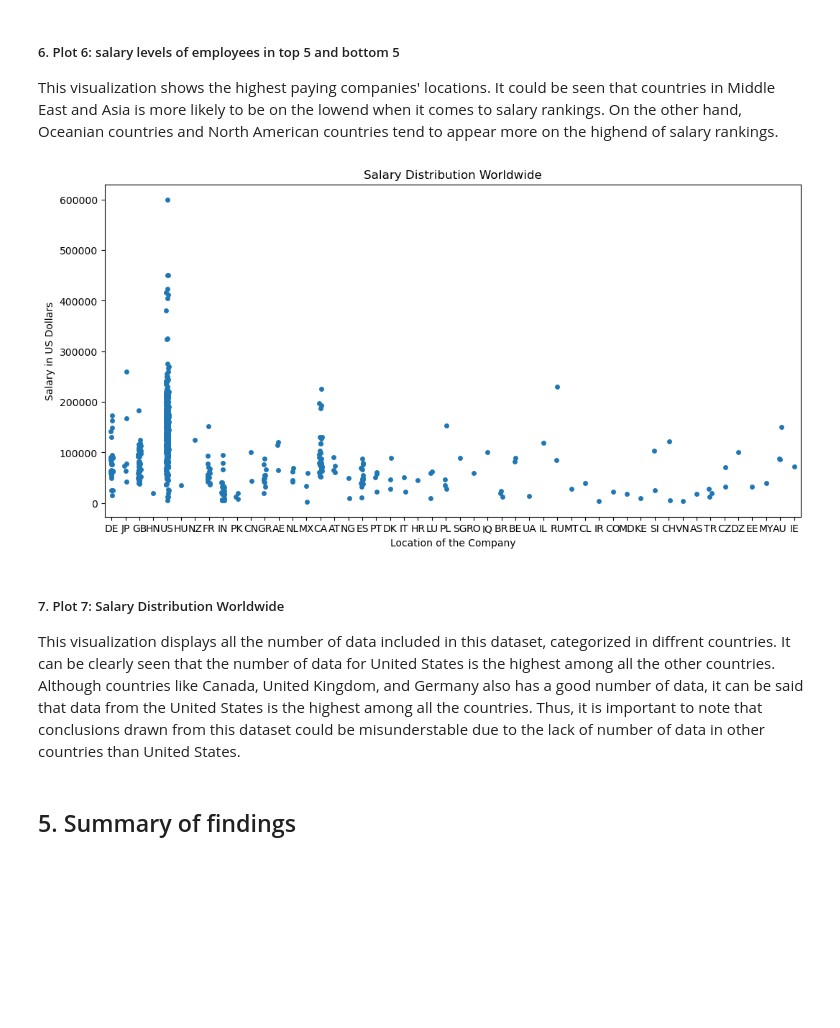
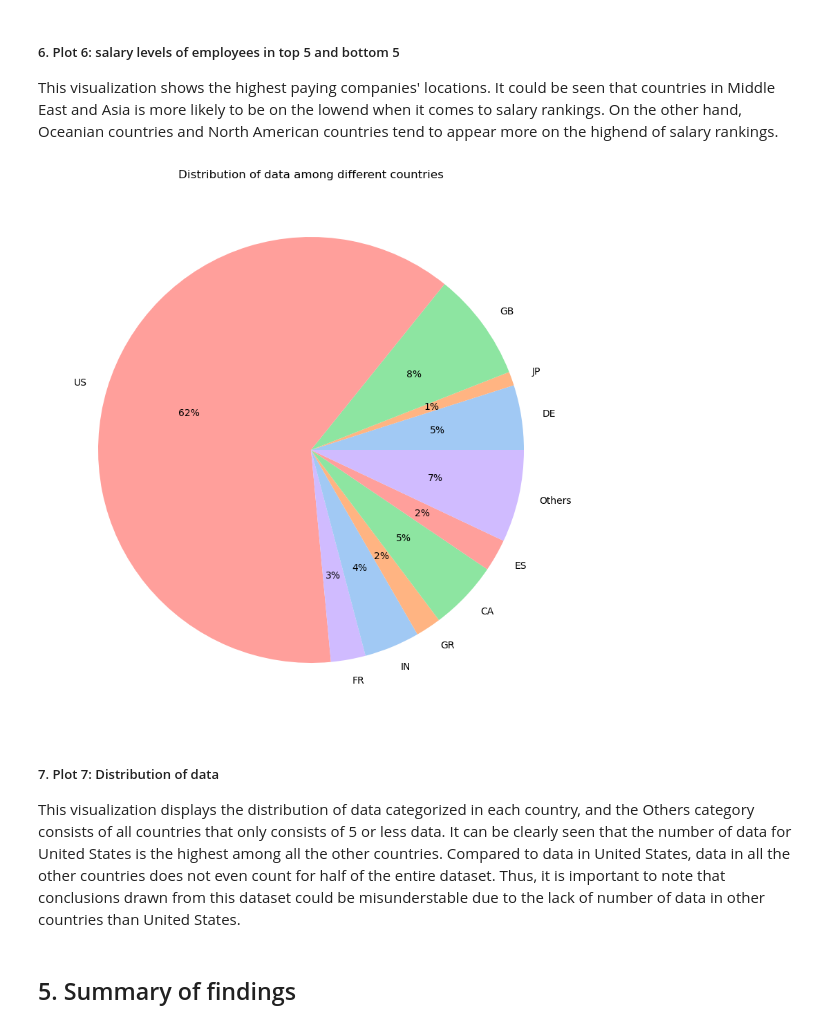
Before and after one commit to ubco-W2022T2-data301/project-group-group07, a Jupyter notebook: analysis/analysis2.ipynb, the cells around one changed output. Drawn from its saved outputs; the diff is of its cells as text; code cells hidden in the pictures; blank space fills up the shorter version.

Commit message:
modified visualization

```diff
--- a/analysis/analysis2.ipynb
+++ b/analysis/analysis2.ipynb
@@ -81,3 +81,26 @@ dfWorld
 | 605 | 150000 | US | North America |
 | 606 | 200000 | US | North America |
 607 rows × 3 columns
+# %%
+label = ['DE', 'JP', 'GB', 'US', 'HU', 'NZ', 'FR', 'IN', 'PK', 'CN',
+        'GR', 'AE', 'NL', 'MX', 'CA', 'AT', 'NG', 'ES', 'PT', 'DK', 'IT',
+        'HR', 'LU', 'PL', 'SG', 'RO', 'IQ', 'BR', 'BE', 'UA', 'IL', 'RU',
+        'MT', 'CL', 'IR', 'CO', 'MD', 'KE', 'SI', 'CH', 'VN', 'AS', 'TR',
+        'CZ', 'DZ', 'EE', 'MY', 'AU', 'IE']
+
+others = ['HN','HU', 'NZ','PK','CN','AE', 'NL', 'MX','AT', 'NG','PT', 'DK', 'IT',
+        'HR', 'LU', 'PL', 'SG', 'RO', 'IQ', 'BR', 'BE', 'UA', 'IL', 'RU',
+        'MT', 'CL', 'IR', 'CO', 'MD', 'KE', 'SI', 'CH', 'VN', 'AS', 'TR',
+        'CZ', 'DZ', 'EE', 'MY', 'AU', 'IE']
+# %%
+percentage = []
+count = 0
+
+for item in label:
+    if len(df[df['company_location']==item]) <= 5:
+        count = count+1
+    else:
+        percentage.append(len(df[df['company_location']==item]))
+
+percentage.append(count)
+percentage
@@ -84,3 +109,5 @@ dfWorld
+# %%
+percentlabel = ['DE', 'JP', 'GB', 'US', 'FR', 'IN', 'GR', 'CA', 'ES', 'Others']
 # %% [markdown]
 ## 3. Create dataset for each continent
 # %% [markdown]
@@ -316,16 +343,17 @@ plt.show()
 # %% [markdown]
 ##### 6. Plot 6: salary levels of employees in top 5 and bottom 5
 This visualization shows the highest paying companies' locations. It could be seen that countries in Middle East and Asia is more likely to be on the lowend when it comes to salary rankings. On the other hand, Oceanian countries and North American countries tend to appear more on the highend of salary rankings.
-# %%
-plt.figure(figsize=(12.5,6))
-ax_WR = sns.stripplot(data=dfWorld, x="company_location", y="salary_in_usd", jitter = True, dodge = True)
-ax_WR.set(xlabel = 'Location of the Company', ylabel = 'Salary in US Dollars', title = 'Salary Distribution Worldwide')
-plt.show()
-# %% [output]
-[figure, removed]
+# %%
+plt.figure(figsize=(12,10))
+colors = sns.color_palette('pastel')[0:5]
+plt.pie(percentage, labels = percentlabel, colors = colors, autopct='%.0f%%')
+plt.title("Distribution of data among different countries")
+plt.show()
+# %% [output]
+[figure, added]
 # %% [markdown]
-##### 7. Plot 7: Salary Distribution Worldwide
-This visualization displays all the number of data included in this dataset, categorized in diffrent countries. It can be clearly seen that the number of data for United States is the highest among all the other countries. Although countries like Canada, United Kingdom, and Germany also has a good number of data, it can be said that data from the United States is the highest among all the countries. Thus, it is important to note that conclusions drawn from this dataset could be misunderstable due to the lack of number of data in other countries than United States.
+##### 7. Plot 7: Distribution of data
+This visualization displays the distribution of data categorized in each country, and the Others category consists of all countries that only consists of 5 or less data. It can be clearly seen that the number of data for United States is the highest among all the other countries. Compared to data in United States, data in all the other countries does not even count for half of the entire dataset. Thus, it is important to note that conclusions drawn from this dataset could be misunderstable due to the lack of number of data in other countries than United States.
 # %% [markdown]
 ## 5. Summary of findings
 # %% [markdown]
```
Also changed, not shown: parts of 1 cell of this notebook.
